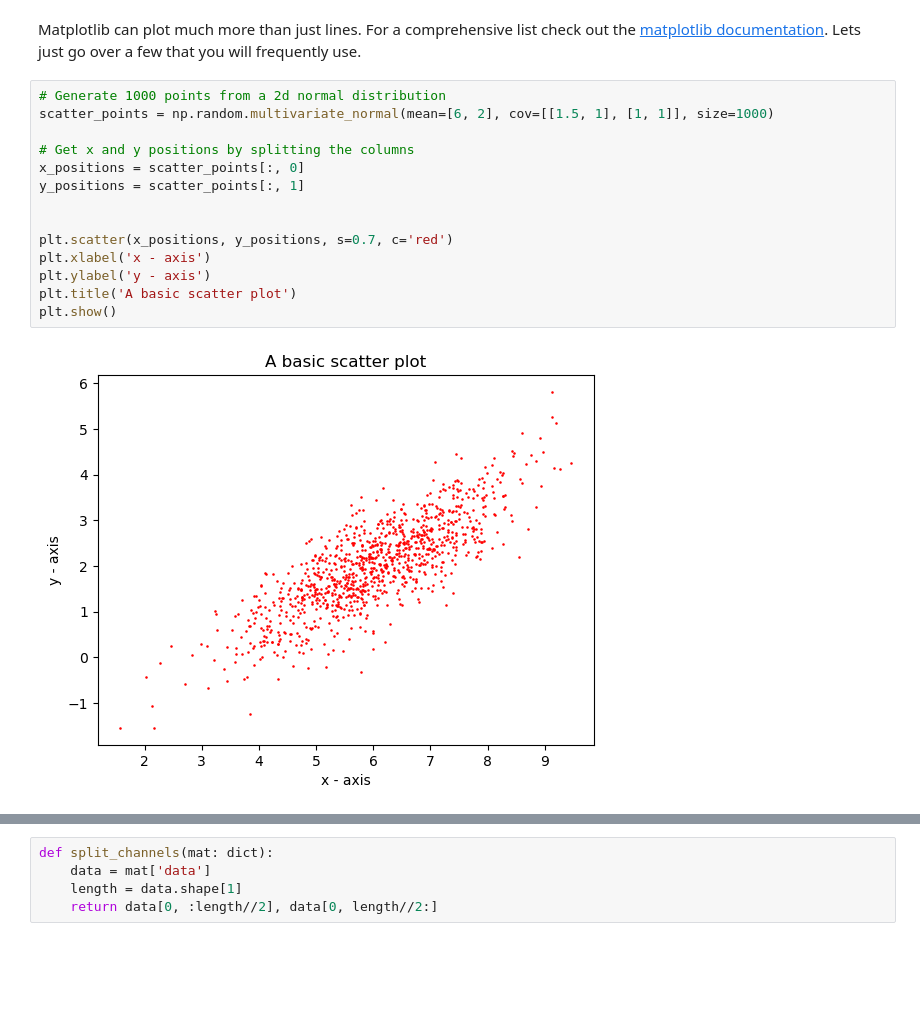
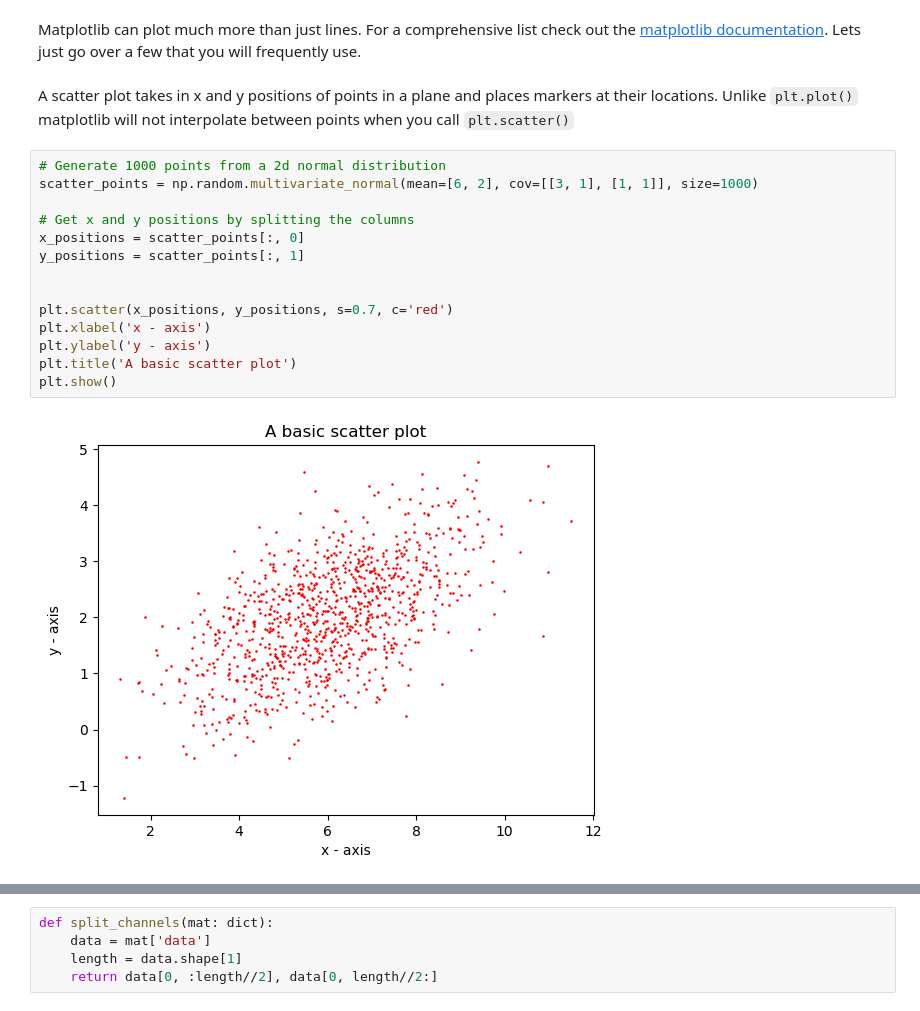
Before and after one commit to jeremyschroeter/Neuro301-Coding-Kit, a Jupyter notebook: Python_Tutorials/PythonCC3_NumpyAndMatplot.ipynb, the cells around one changed output, grey strips where cells are left out. Drawn from its saved outputs; the diff is of its cells as text; blank space fills up the shorter version.

```diff
--- a/Python_Tutorials/PythonCC3_NumpyAndMatplot.ipynb
+++ b/Python_Tutorials/PythonCC3_NumpyAndMatplot.ipynb
@@ -92,19 +96,21 @@ plt.show()
 [figure]
 # %% [markdown]
 Matplotlib can plot much more than just lines. For a comprehensive list check out the [matplotlib documentation](https://matplotlib.org/stable/api/pyplot_summary.html). Lets just go over a few that you will frequently use.
+# %% [markdown]
+A scatter plot takes in x and y positions of points in a plane and places markers at their locations. Unlike <code>plt.plot()</code> matplotlib will not interpolate between points when you call <code>plt.scatter()</code>
 # %%
 # Generate 1000 points from a 2d normal distribution
-scatter_points = np.random.multivariate_normal(mean=[6, 2], cov=[[1.5, 1], [1, 1]], size=1000)
+scatter_points = np.random.multivariate_normal(mean=[6, 2], cov=[[3, 1], [1, 1]], size=1000)
 
 # Get x and y positions by splitting the columns
 x_positions = scatter_points[:, 0]
 y_positions = scatter_points[:, 1]
 
 
 plt.scatter(x_positions, y_positions, s=0.7, c='red')
 plt.xlabel('x - axis')
 plt.ylabel('y - axis')
 plt.title('A basic scatter plot')
 plt.show()
 # %% [output]
-[figure, old version]
+[figure, new version]
```
Also changed, not shown: parts of 17 cells of this notebook, 1 other file.
